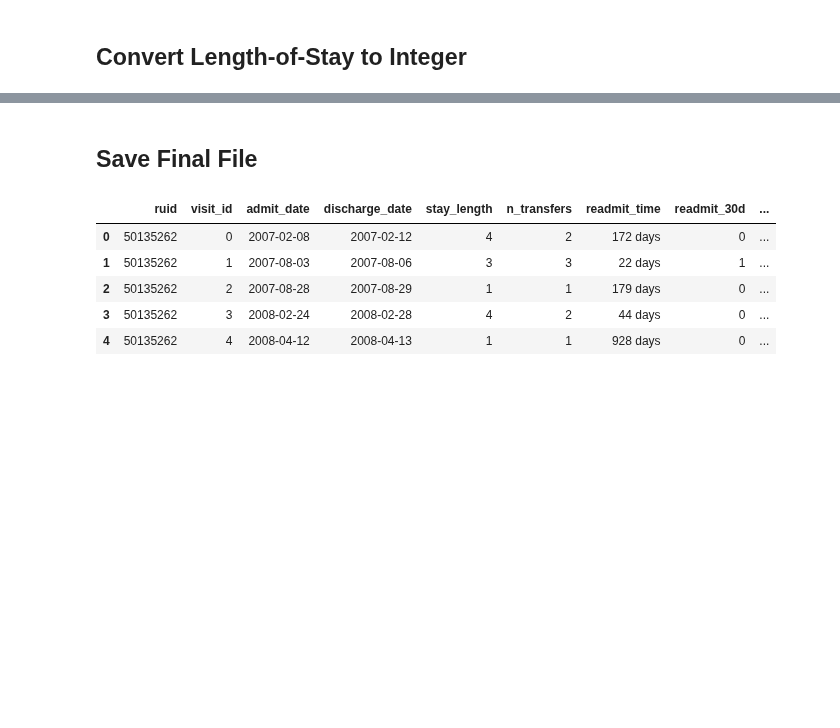
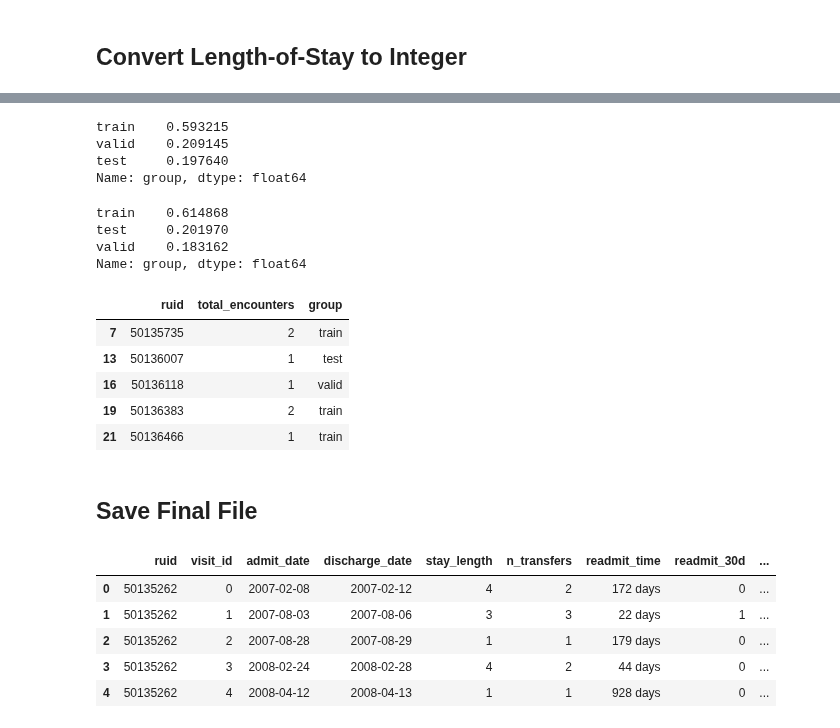
Before and after one commit to alvinjeffery/Bios8366_project, a Jupyter notebook: code/merging.ipynb, the cells around one changed output, grey strips where cells are left out. Saved outputs shown, nothing was run; the diff lists cells and outputs as text; code cells hidden in the pictures; blank space fills up the shorter version.

Commit message:
moved train/test/split to merging notebook, updated RF based on train/test/split move

```diff
--- a/code/merging.ipynb
+++ b/code/merging.ipynb
@@ -252,0 +307,5 @@ merged_all.head()
+# %%
+np.random.seed(42)
+
+low_freq['group'] = np.random.choice(['train', 'valid', 'test'], size=len(low_freq), p=[0.6, 0.2, 0.2])
+high_freq['group'] = np.random.choice(['train', 'valid', 'test'], size=len(high_freq), p=[0.6, 0.2, 0.2])
@@ -252,0 +323,28 @@ merged_all.head()
+# %%
+# sanity check
+low_freq['group'].value_counts()/len(low_freq)
+# %% [output]
+train    0.593215
+valid    0.209145
+test     0.197640
+Name: group, dtype: float64
+# %%
+# sanity check
+high_freq['group'].value_counts()/len(high_freq)
+# %% [output]
+train    0.614868
+test     0.201970
+valid    0.183162
+Name: group, dtype: float64
+# %%
+# concatenate low-frequency & high-frequency groups
+all_groups = pd.concat([low_freq, high_freq]).drop(columns='freq')
+# %%
+all_groups.head()
+# %% [output]
+|  | ruid | total_encounters | group |
+| 7 | 50135735 | 2 | train |
+| 13 | 50136007 | 1 | test |
+| 16 | 50136118 | 1 | valid |
+| 19 | 50136383 | 2 | train |
+| 21 | 50136466 | 1 | train |
```
Also changed, not shown: parts of 20 cells of this notebook, 1 other file.
